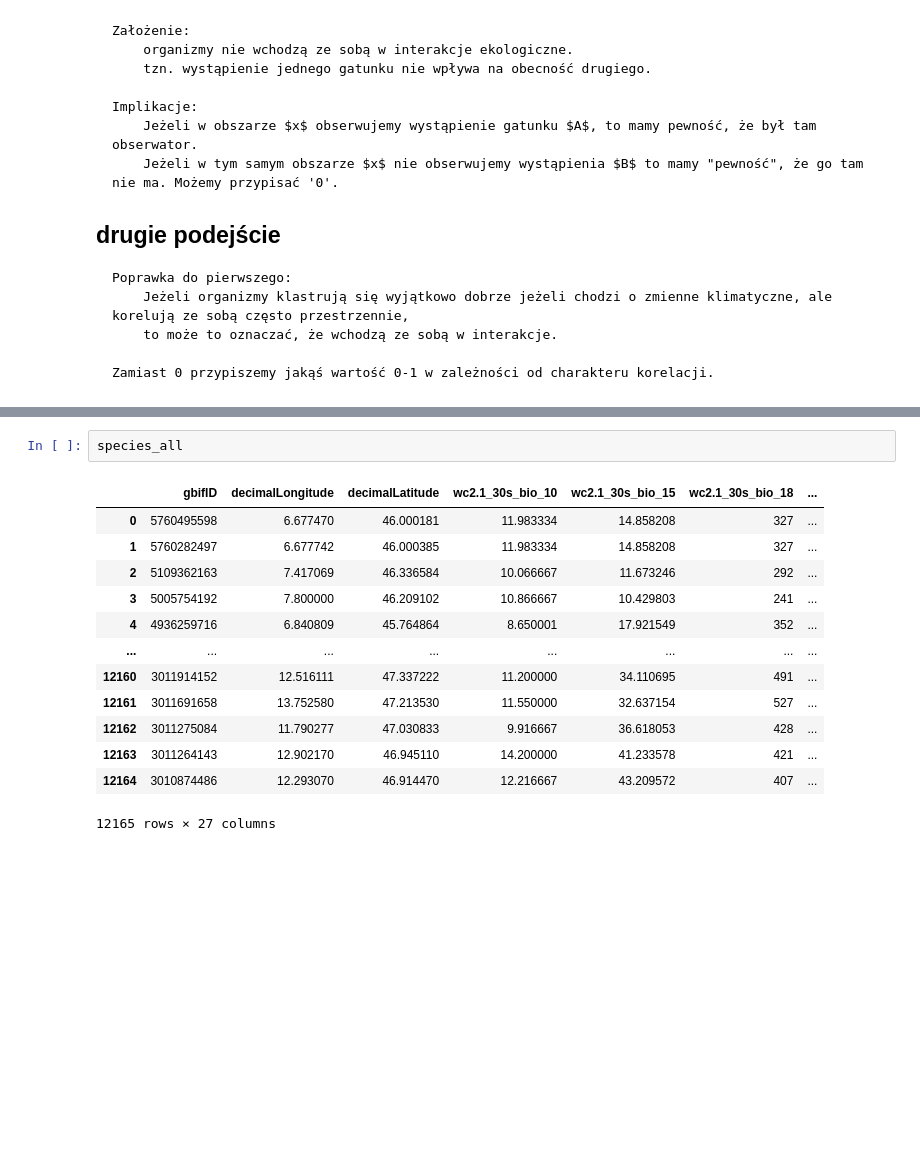
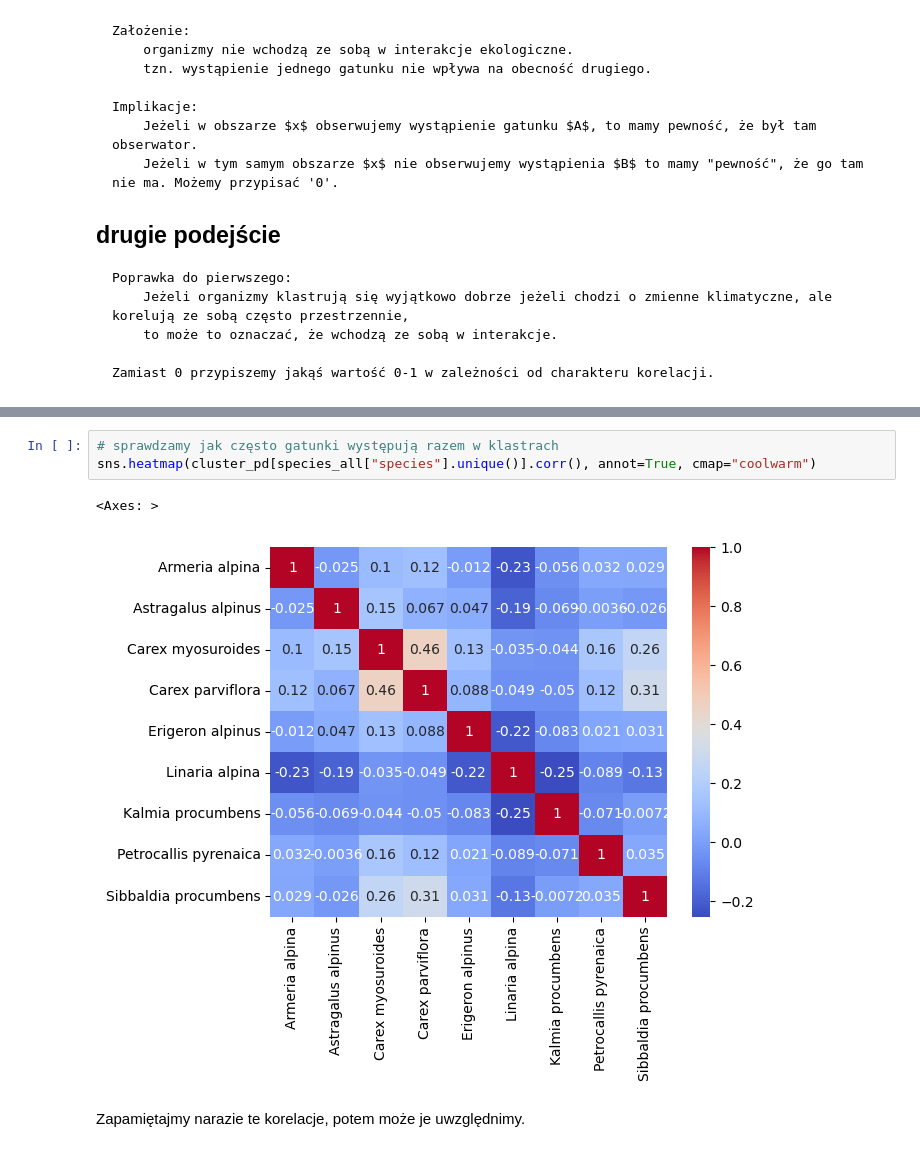
Before and after one commit to Kajsyr/Tatrzanskie-modelowanie, a Jupyter notebook: scratchbooks/scratch2.ipynb, the cells around one changed output, grey strips where cells are left out. Cells and saved outputs as stored; diff of their text form; blank space fills up the shorter version.

```diff
--- a/scratchbooks/scratch2.ipynb
+++ b/scratchbooks/scratch2.ipynb
@@ -127,16 +188,8 @@ plt.legend()
 # %%
-species_all
+# sprawdzamy jak często gatunki występują razem w klastrach
+sns.heatmap(cluster_pd[species_all["species"].unique()].corr(), annot=True, cmap="coolwarm")
 # %% [output]
-|  | gbifID | decimalLongitude | decimalLatitude | wc2.1_30s_bio_10 | wc2.1_30s_bio_15 | wc2.1_30s_bio_18 | ... |
-| 0 | 5760495598 | 6.677470 | 46.000181 | 11.983334 | 14.858208 | 327 | ... |
-| 1 | 5760282497 | 6.677742 | 46.000385 | 11.983334 | 14.858208 | 327 | ... |
-| 2 | 5109362163 | 7.417069 | 46.336584 | 10.066667 | 11.673246 | 292 | ... |
-| 3 | 5005754192 | 7.800000 | 46.209102 | 10.866667 | 10.429803 | 241 | ... |
-| 4 | 4936259716 | 6.840809 | 45.764864 | 8.650001 | 17.921549 | 352 | ... |
-| ... | ... | ... | ... | ... | ... | ... | ... |
-| 12160 | 3011914152 | 12.516111 | 47.337222 | 11.200000 | 34.110695 | 491 | ... |
-| 12161 | 3011691658 | 13.752580 | 47.213530 | 11.550000 | 32.637154 | 527 | ... |
-| 12162 | 3011275084 | 11.790277 | 47.030833 | 9.916667 | 36.618053 | 428 | ... |
-| 12163 | 3011264143 | 12.902170 | 46.945110 | 14.200000 | 41.233578 | 421 | ... |
-| 12164 | 3010874486 | 12.293070 | 46.914470 | 12.216667 | 43.209572 | 407 | ... |
-12165 rows × 27 columns
+<Axes: >
+[figure, added]
+# %% [markdown]
+Zapamiętajmy narazie te korelacje, potem może je uwzględnimy.
```
Also changed, not shown: parts of 20 cells of this notebook.
